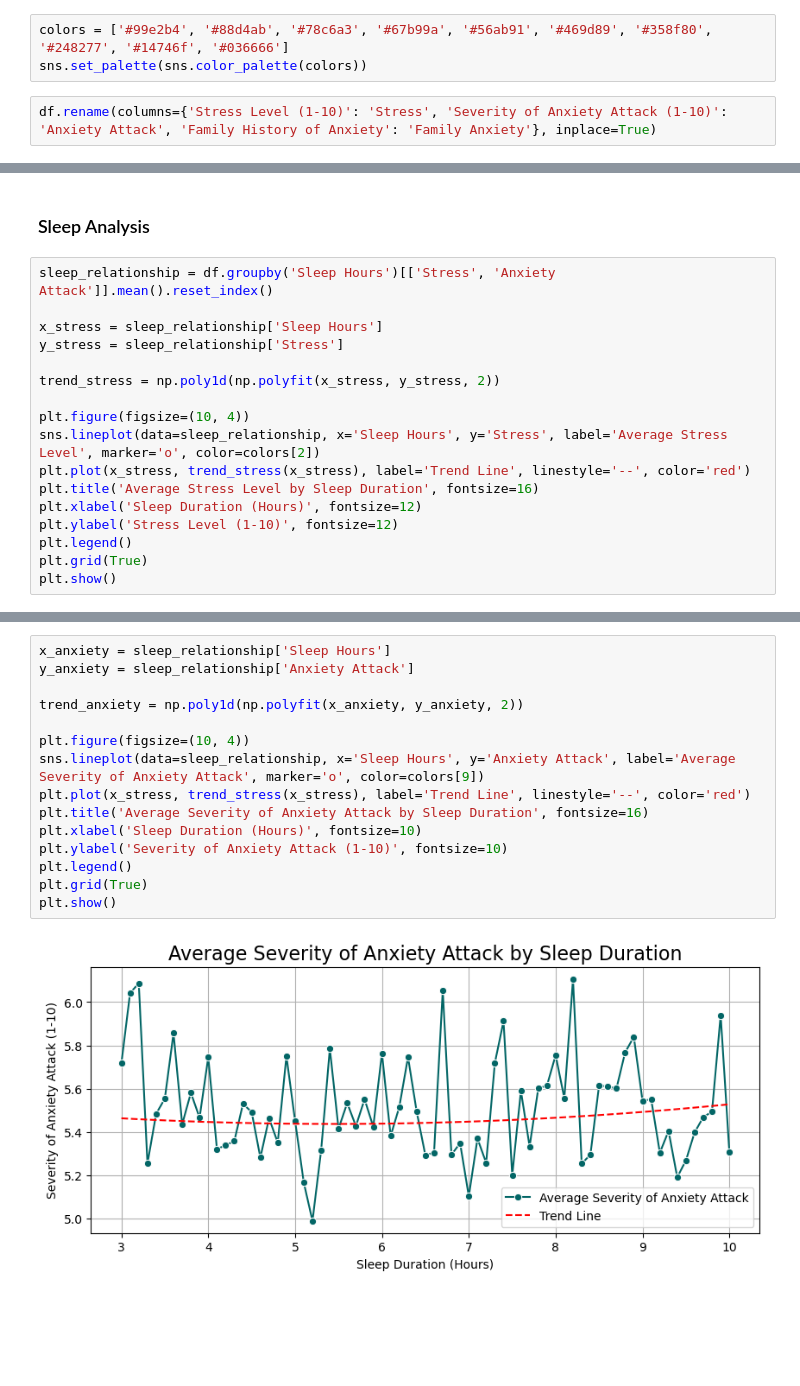
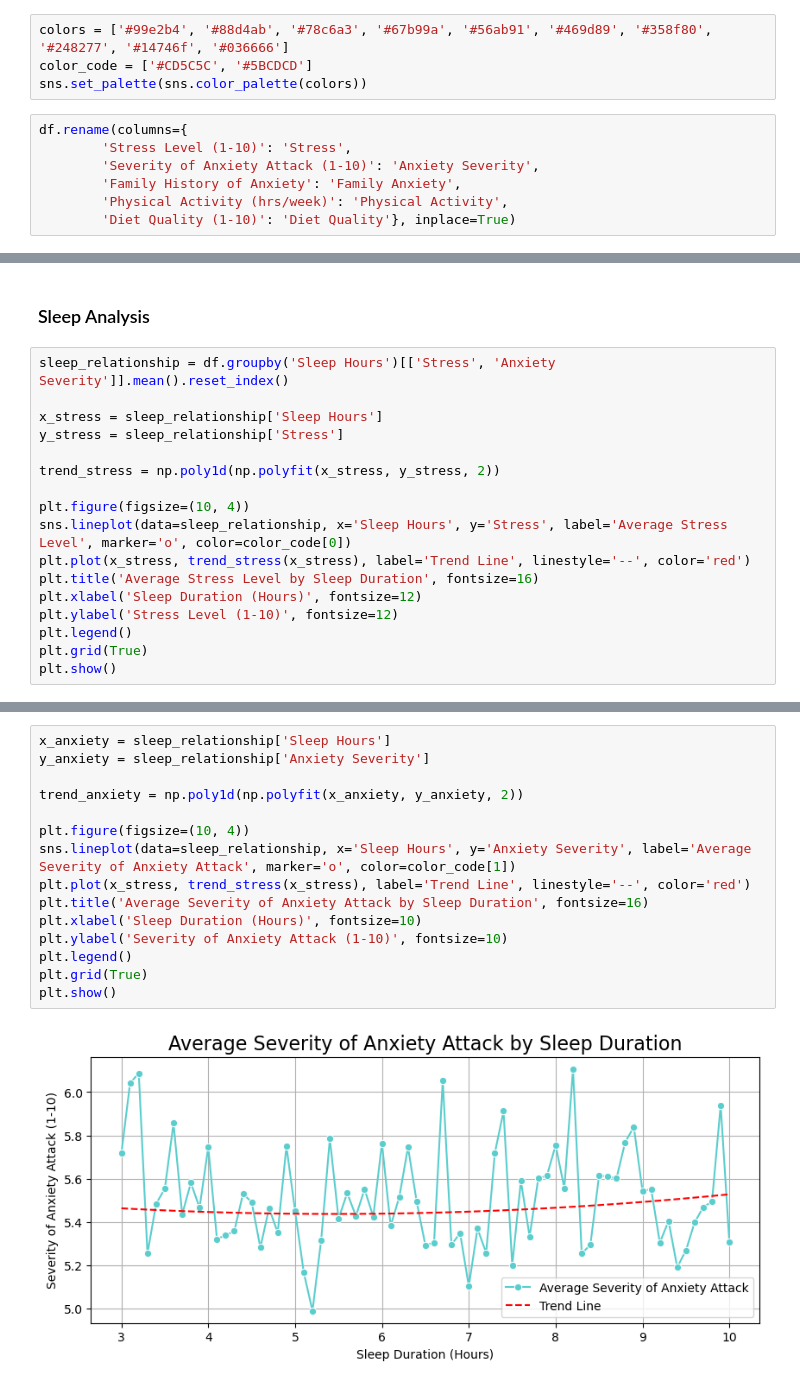
Before and after one commit to jonc1412/EDA-projects, a Jupyter notebook: anxiety-attack/anxiety_attack_analysis.ipynb, the cells around one changed output, grey strips where cells are left out. Cells and saved outputs as stored; diff of their text form; blank space fills up the shorter version.

Commit message:
Physical Activity and Diet Quality Analysis

```diff
--- a/anxiety-attack/anxiety_attack_analysis.ipynb
+++ b/anxiety-attack/anxiety_attack_analysis.ipynb
@@ -110,9 +110,15 @@ plt.show()
 [figure]
 # %%
 colors = ['#99e2b4', '#88d4ab', '#78c6a3', '#67b99a', '#56ab91', '#469d89', '#358f80', '#248277', '#14746f', '#036666']
+color_code = ['#CD5C5C', '#5BCDCD']
 sns.set_palette(sns.color_palette(colors))
 # %%
-df.rename(columns={'Stress Level (1-10)': 'Stress', 'Severity of Anxiety Attack (1-10)': 'Anxiety Attack', 'Family History of Anxiety': 'Family Anxiety'}, inplace=True)
+df.rename(columns={
+        'Stress Level (1-10)': 'Stress',
+        'Severity of Anxiety Attack (1-10)': 'Anxiety Severity',
+        'Family History of Anxiety': 'Family Anxiety',
+        'Physical Activity (hrs/week)': 'Physical Activity',
+        'Diet Quality (1-10)': 'Diet Quality'}, inplace=True)
 # %% [markdown]
 ## Which demographic groups are most affected by anxiety attacks?
 # %% [markdown]
@@ -226,7 +232,7 @@ plt.show()
 # %% [markdown]
 ### Sleep Analysis
 # %%
-sleep_relationship = df.groupby('Sleep Hours')[['Stress', 'Anxiety Attack']].mean().reset_index()
+sleep_relationship = df.groupby('Sleep Hours')[['Stress', 'Anxiety Severity']].mean().reset_index()
 
 x_stress = sleep_relationship['Sleep Hours']
 y_stress = sleep_relationship['Stress']
@@ -234,7 +240,7 @@ y_stress = sleep_relationship['Stress']
 trend_stress = np.poly1d(np.polyfit(x_stress, y_stress, 2))
 
 plt.figure(figsize=(10, 4))
-sns.lineplot(data=sleep_relationship, x='Sleep Hours', y='Stress', label='Average Stress Level', marker='o', color=colors[2])
+sns.lineplot(data=sleep_relationship, x='Sleep Hours', y='Stress', label='Average Stress Level', marker='o', color=color_code[0])
 plt.plot(x_stress, trend_stress(x_stress), label='Trend Line', linestyle='--', color='red')
 plt.title('Average Stress Level by Sleep Duration', fontsize=16)
 plt.xlabel('Sleep Duration (Hours)', fontsize=12)
@@ -247,17 +257,17 @@ plt.show()
 # %%
 x_anxiety = sleep_relationship['Sleep Hours']
-y_anxiety = sleep_relationship['Anxiety Attack']
+y_anxiety = sleep_relationship['Anxiety Severity']
 
 trend_anxiety = np.poly1d(np.polyfit(x_anxiety, y_anxiety, 2))
 
 plt.figure(figsize=(10, 4))
-sns.lineplot(data=sleep_relationship, x='Sleep Hours', y='Anxiety Attack', label='Average Severity of Anxiety Attack', marker='o', color=colors[9])
+sns.lineplot(data=sleep_relationship, x='Sleep Hours', y='Anxiety Severity', label='Average Severity of Anxiety Attack', marker='o', color=color_code[1])
 plt.plot(x_stress, trend_stress(x_stress), label='Trend Line', linestyle='--', color='red')
 plt.title('Average Severity of Anxiety Attack by Sleep Duration', fontsize=16)
 plt.xlabel('Sleep Duration (Hours)', fontsize=10)
 plt.ylabel('Severity of Anxiety Attack (1-10)', fontsize=10)
 plt.legend()
 plt.grid(True)
 plt.show()
 # %% [output]
-[figure, old version]
+[figure, new version]
```
Also changed, not shown: parts of 14 cells of this notebook.
